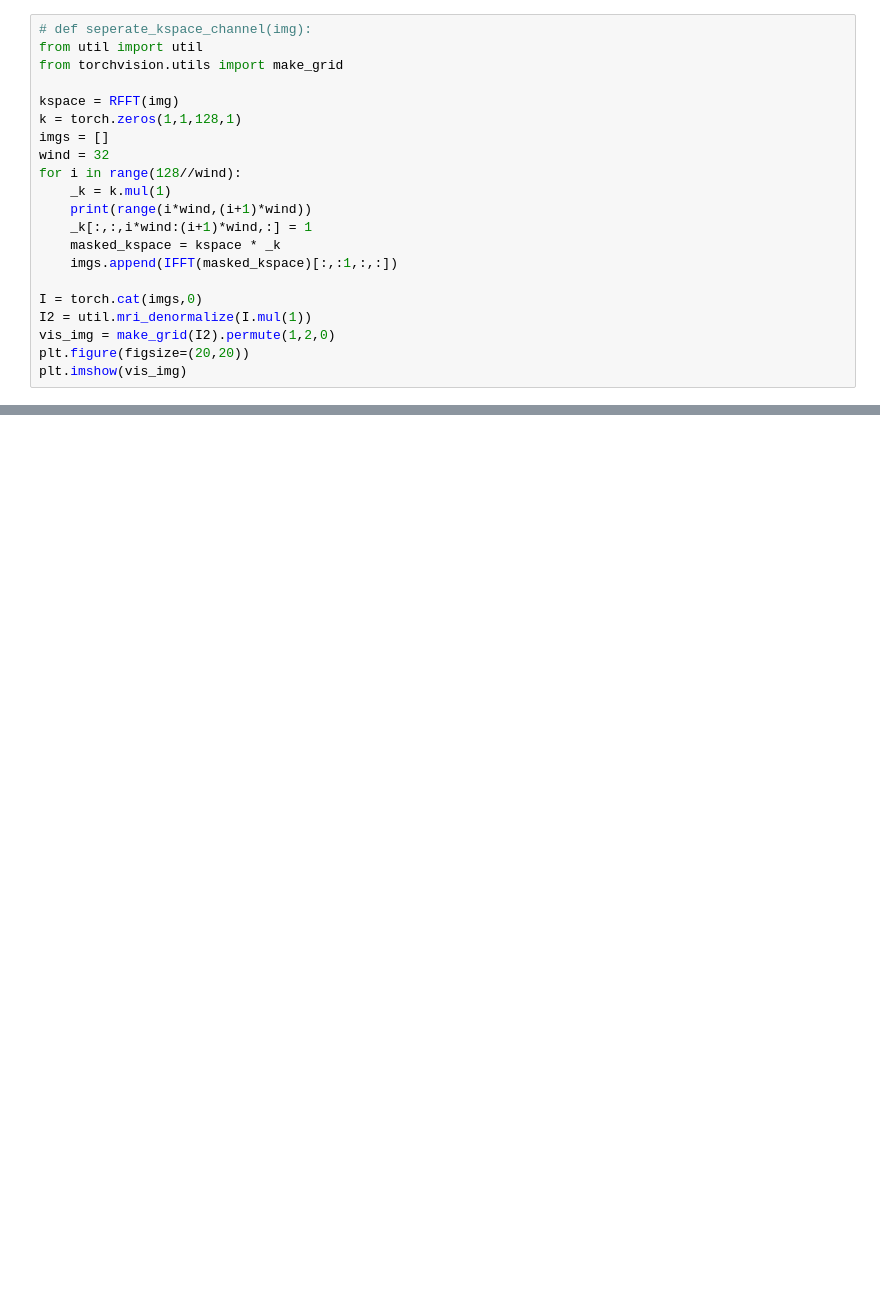
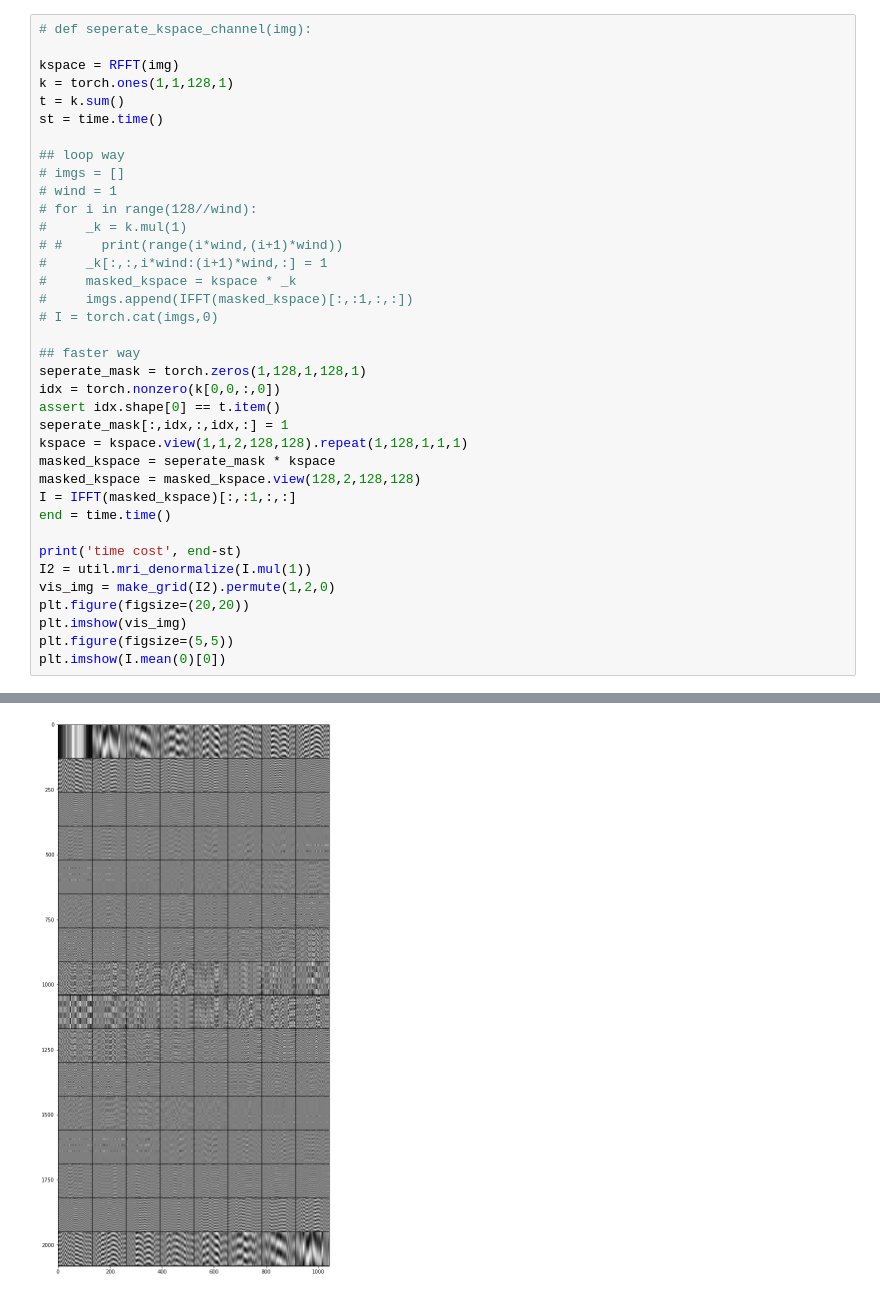
Before and after one commit to facebookresearch/active-mri-acquisition, a Jupyter notebook: ipython_notebook/Analysis of kspace spectrum.ipynb, the cells around one changed output, grey strips where cells are left out. Cells and saved outputs as stored; diff of their text form; blank space fills up the shorter version.

```diff
--- a/ipython_notebook/Analysis of kspace spectrum.ipynb
+++ b/ipython_notebook/Analysis of kspace spectrum.ipynb
@@ -40,22 +97,38 @@ ModuleNotFoundError: No module named 'models'
 # %%
 # def seperate_kspace_channel(img):
-from util import util
-from torchvision.utils import make_grid
 
 kspace = RFFT(img)
-k = torch.zeros(1,1,128,1)
-imgs = []
-wind = 32
-for i in range(128//wind):
-    _k = k.mul(1)
-    print(range(i*wind,(i+1)*wind))
-    _k[:,:,i*wind:(i+1)*wind,:] = 1
-    masked_kspace = kspace * _k
-    imgs.append(IFFT(masked_kspace)[:,:1,:,:])
+k = torch.ones(1,1,128,1)
+t = k.sum()
+st = time.time()
 
-I = torch.cat(imgs,0)
+## loop way
+# imgs = []
+# wind = 1
+# for i in range(128//wind):
+#     _k = k.mul(1)
+# #     print(range(i*wind,(i+1)*wind))
+#     _k[:,:,i*wind:(i+1)*wind,:] = 1
+#     masked_kspace = kspace * _k
+#     imgs.append(IFFT(masked_kspace)[:,:1,:,:])
+# I = torch.cat(imgs,0)
+
+## faster way
+seperate_mask = torch.zeros(1,128,1,128,1)
+idx = torch.nonzero(k[0,0,:,0])
+assert idx.shape[0] == t.item()
+seperate_mask[:,idx,:,idx,:] = 1
+kspace = kspace.view(1,1,2,128,128).repeat(1,128,1,1,1)
+masked_kspace = seperate_mask * kspace
+masked_kspace = masked_kspace.view(128,2,128,128)
+I = IFFT(masked_kspace)[:,:1,:,:]
+end = time.time()
+
+print('time cost', end-st)
 I2 = util.mri_denormalize(I.mul(1))
 vis_img = make_grid(I2).permute(1,2,0)
 plt.figure(figsize=(20,20))
 plt.imshow(vis_img)
+plt.figure(figsize=(5,5))
+plt.imshow(I.mean(0)[0])
 # %% [output]
@@ -62,0 +137 @@ ModuleNotFoundError: No module named 'util'
+[figure, added]
```
Also changed, not shown: parts of 6 cells of this notebook, 16 other files.
